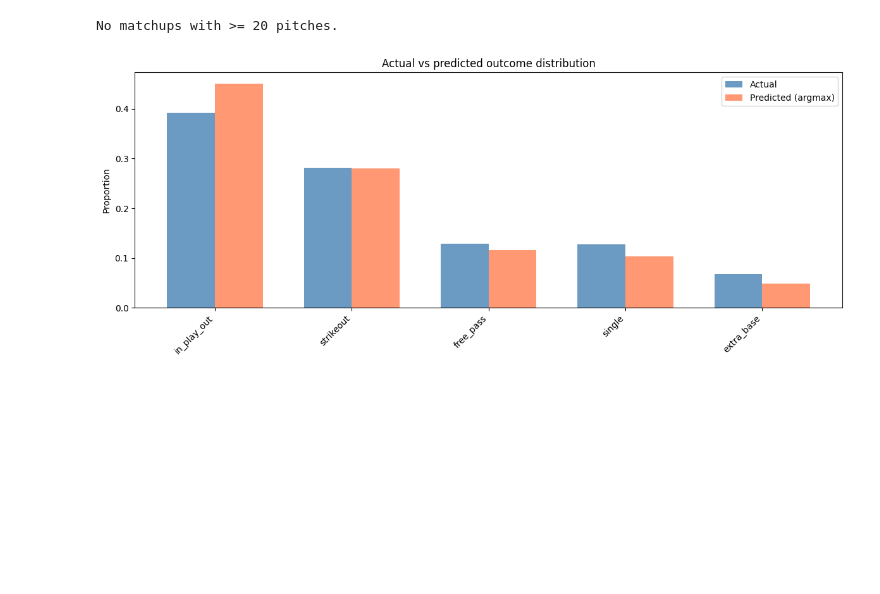
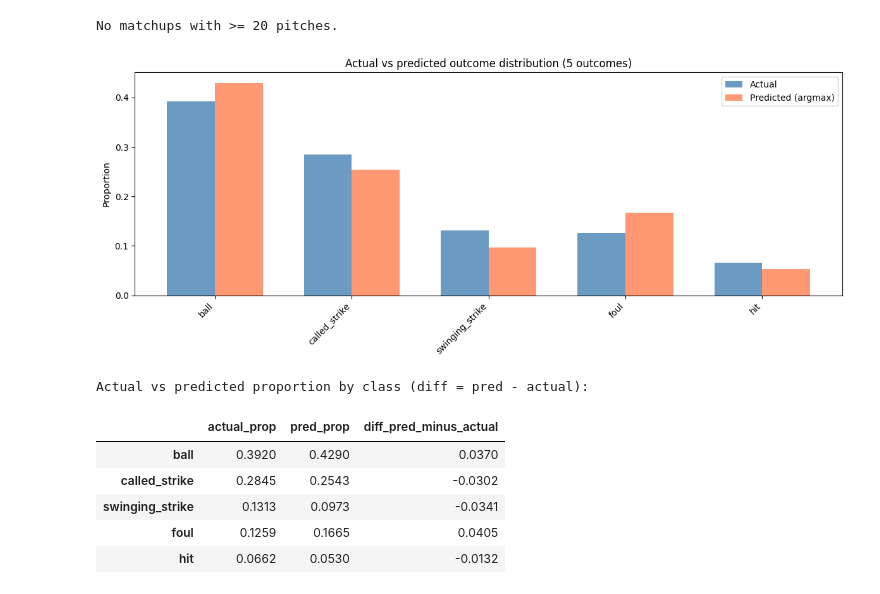
Before and after one commit to ColoredLemur1/Final_Year_Project, a Jupyter notebook: Models/Evaluation/batter_evaluation.ipynb, the cells around one changed output. Drawn from its saved outputs; the diff is of its cells as text; code cells hidden in the pictures; blank space fills up the shorter version.

```diff
--- a/Models/Evaluation/batter_evaluation.ipynb
+++ b/Models/Evaluation/batter_evaluation.ipynb
@@ -119,0 +215,15 @@ Overall (all test pitches):
+# %%
+# 4-class immediate or 5-class immediate+hit (hit = successful hits only: 1b, 2b, 3b, hr lumped together)
+EVAL_CLASS_NAMES = list(CLASS_NAMES) if (len(CLASS_NAMES) == 4 or (len(CLASS_NAMES) == 5 and "hit" in CLASS_NAMES)) else ["ball", "called_strike", "swinging_strike", "foul"]
+y_test_4 = np.asarray(y_test_idx).ravel()
+y_proba_4 = y_proba
+y_pred_4 = y_pred
+test_df_4 = test_df.loc[X_test.index].copy()
+test_df_4["_pos"] = np.arange(len(test_df_4))
+from sklearn.metrics import accuracy_score, log_loss
+acc_4 = accuracy_score(y_test_4, y_pred_4)
+ll_4 = log_loss(y_test_4, y_proba_4, labels=np.arange(len(EVAL_CLASS_NAMES)))
+print(f"{len(EVAL_CLASS_NAMES)}-outcome evaluation ({', '.join(EVAL_CLASS_NAMES)}):")
+print(f"  N pitches: {len(y_test_4):,}")
+print(f"  Accuracy:  {acc_4:.4f}")
+print(f"  Log-loss:  {ll_4:.4f}")
@@ -159,20 +322,36 @@ else:
 No matchups with >= 20 pitches.
 # %%
 # Real vs predicted outcome distribution
-actual_props = pd.Series(y_test_idx).value_counts(normalize=True).reindex(np.arange(len(CLASS_NAMES)), fill_value=0)
-pred_props = pd.Series(y_pred).value_counts(normalize=True).reindex(np.arange(len(CLASS_NAMES)), fill_value=0)
-mean_proba = pd.Series(y_proba.mean(axis=0), index=np.arange(len(CLASS_NAMES)))
+actual_props = pd.Series(y_test_4).value_counts(normalize=True).reindex(np.arange(len(EVAL_CLASS_NAMES)), fill_value=0)
+pred_props = pd.Series(y_pred_4).value_counts(normalize=True).reindex(np.arange(len(EVAL_CLASS_NAMES)), fill_value=0)
+mean_proba = pd.Series(y_proba_4.mean(axis=0), index=np.arange(len(EVAL_CLASS_NAMES)))
 
-x = np.arange(len(CLASS_NAMES))
+x = np.arange(len(EVAL_CLASS_NAMES))
 width = 0.35
 fig, ax = plt.subplots(figsize=(12, 5))
 ax.bar(x - width/2, actual_props.values, width, label="Actual", color="steelblue", alpha=0.8)
 ax.bar(x + width/2, pred_props.values, width, label="Predicted (argmax)", color="coral", alpha=0.8)
-ax.set_xticks(x); ax.set_xticklabels(CLASS_NAMES, rotation=45, ha="right")
-ax.set_ylabel("Proportion"); ax.set_title("Actual vs predicted outcome distribution")
+ax.set_xticks(x); ax.set_xticklabels(EVAL_CLASS_NAMES, rotation=45, ha="right")
+ax.set_ylabel("Proportion"); ax.set_title(f"Actual vs predicted outcome distribution ({len(EVAL_CLASS_NAMES)} outcomes)")
 ax.legend(); plt.tight_layout(); plt.show()
+
+# Side-by-side: actual vs predicted proportion and difference per class
+dist_table = pd.DataFrame({
+    "actual_prop": actual_props.values,
+    "pred_prop": pred_props.values,
+    "diff_pred_minus_actual": pred_props.values - actual_props.values,
+}, index=EVAL_CLASS_NAMES)
+print("Actual vs predicted proportion by class (diff = pred - actual):")
+display(dist_table.round(4))
 # %% [output]
-[figure, old version]
+[figure, new version]
+Actual vs predicted proportion by class (diff = pred - actual):
+|  | actual_prop | pred_prop | diff_pred_minus_actual |
+| ball | 0.3920 | 0.4290 | 0.0370 |
+| called_strike | 0.2845 | 0.2543 | -0.0302 |
+| swinging_strike | 0.1313 | 0.0973 | -0.0341 |
+| foul | 0.1259 | 0.1665 | 0.0405 |
+| hit | 0.0662 | 0.0530 | -0.0132 |
 # %%
 from sklearn.metrics import confusion_matrix, classification_report
 import matplotlib.pyplot as plt
```
Also changed, not shown: parts of 12 cells of this notebook, 14 other files.
